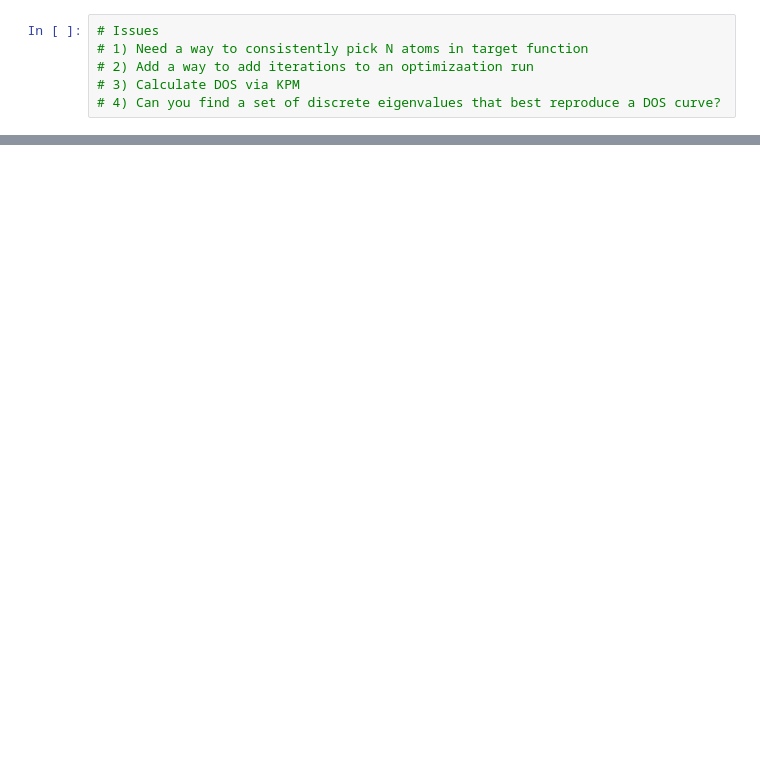
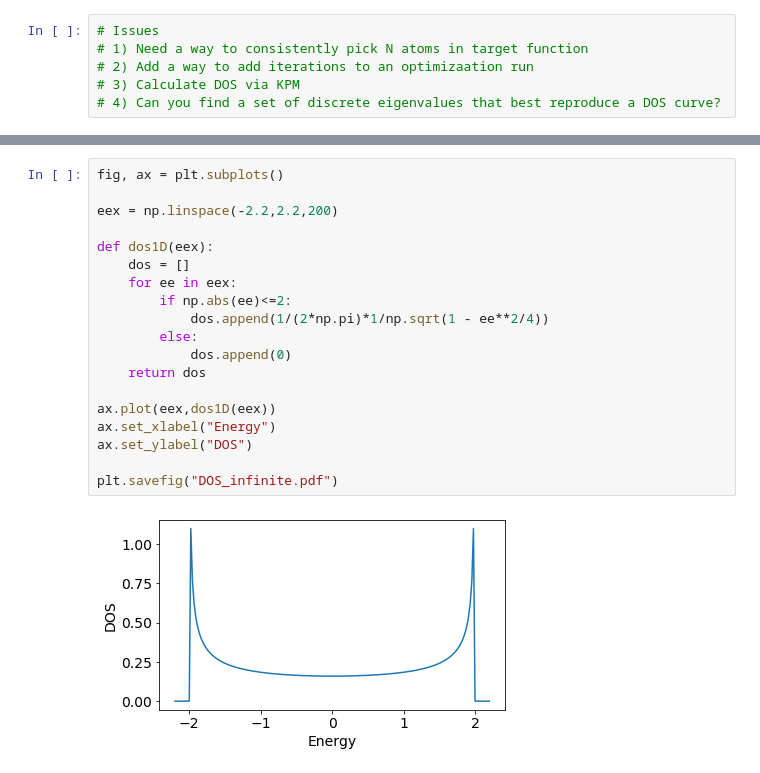
Before and after one commit to gautamra/Adaptive-Quantum-Design, a Jupyter notebook: AQD tight binding.ipynb, the cells around one changed output, grey strips where cells are left out. Cells and saved outputs as stored; diff of their text form; blank space fills up the shorter version.

```diff
--- a/AQD tight binding.ipynb
+++ b/AQD tight binding.ipynb
@@ -286,0 +363,21 @@ for test in tests:
+# %%
+fig, ax = plt.subplots()
+
+eex = np.linspace(-2.2,2.2,200)
+
+def dos1D(eex):
+    dos = []
+    for ee in eex:
+        if np.abs(ee)<=2:
+            dos.append(1/(2*np.pi)*1/np.sqrt(1 - ee**2/4))
+        else:
+            dos.append(0)
+    return dos
+
+ax.plot(eex,dos1D(eex))
+ax.set_xlabel("Energy")
+ax.set_ylabel("DOS")
+
+plt.savefig("DOS_infinite.pdf")
+# %% [output]
+[figure, added]
```
Also changed, not shown: parts of 19 cells of this notebook.
